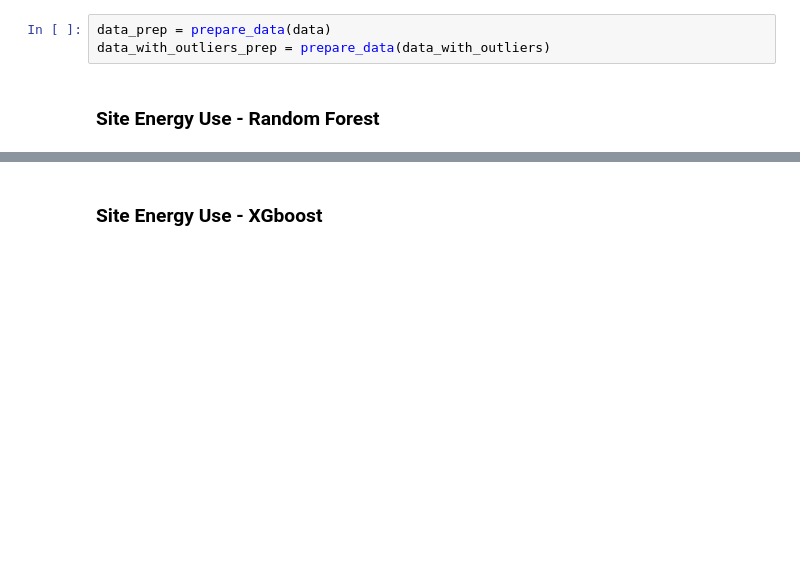
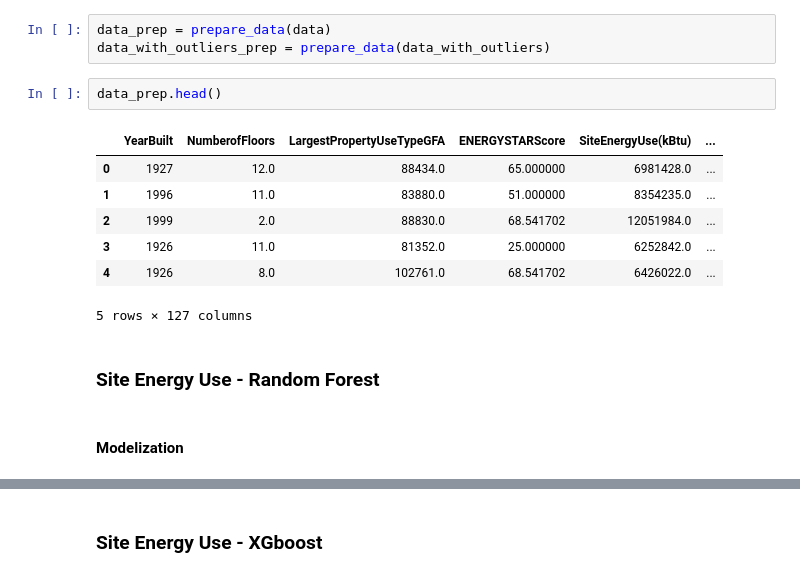
Before and after one commit to nicodesh/seattle-building-energy-prediction, a Jupyter notebook: seattle-building-energy-forecasting-part5.ipynb, the cells around one changed output, grey strips where cells are left out. Drawn from its saved outputs; the diff is of its cells as text; blank space fills up the shorter version.

```diff
--- a/seattle-building-energy-forecasting-part5.ipynb
+++ b/seattle-building-energy-forecasting-part5.ipynb
@@ -343,5 +366,17 @@ def error_analysis(X, y_true, y_pred):
 # %%
 data_prep = prepare_data(data)
 data_with_outliers_prep = prepare_data(data_with_outliers)
+# %%
+data_prep.head()
+# %% [output]
+|  | YearBuilt | NumberofFloors | LargestPropertyUseTypeGFA | ENERGYSTARScore | SiteEnergyUse(kBtu) | ... |
+| 0 | 1927 | 12.0 | 88434.0 | 65.000000 | 6981428.0 | ... |
+| 1 | 1996 | 11.0 | 83880.0 | 51.000000 | 8354235.0 | ... |
+| 2 | 1999 | 2.0 | 88830.0 | 68.541702 | 12051984.0 | ... |
+| 3 | 1926 | 11.0 | 81352.0 | 25.000000 | 6252842.0 | ... |
+| 4 | 1926 | 8.0 | 102761.0 | 68.541702 | 6426022.0 | ... |
+5 rows × 127 columns
 # %% [markdown]
 ### Site Energy Use - Random Forest
+# %% [markdown]
+#### Modelization
```
Also changed, not shown: parts of 42 cells of this notebook.
